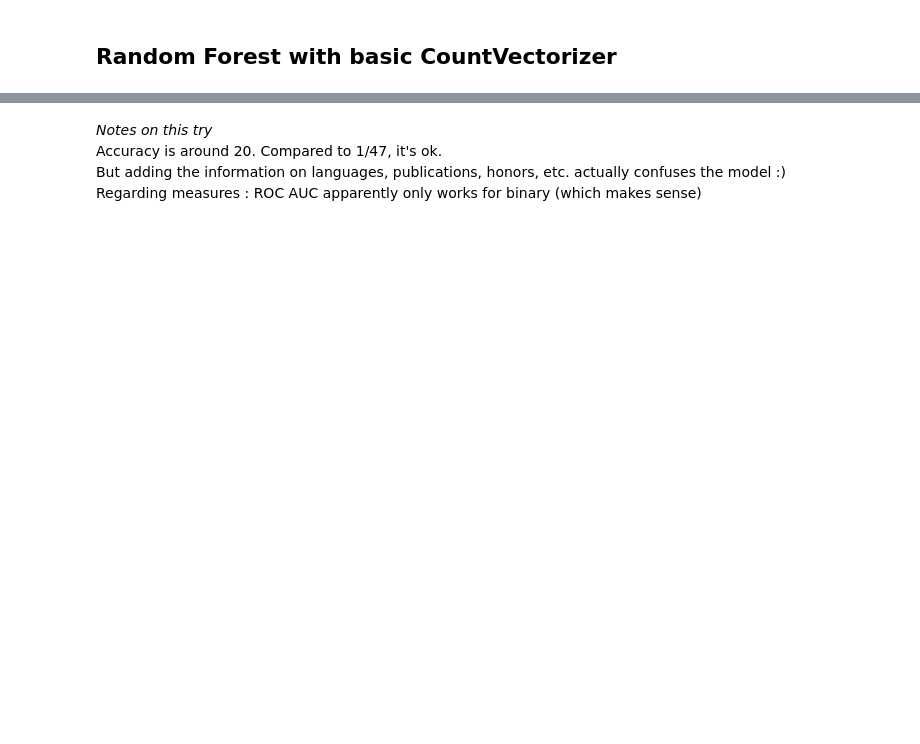
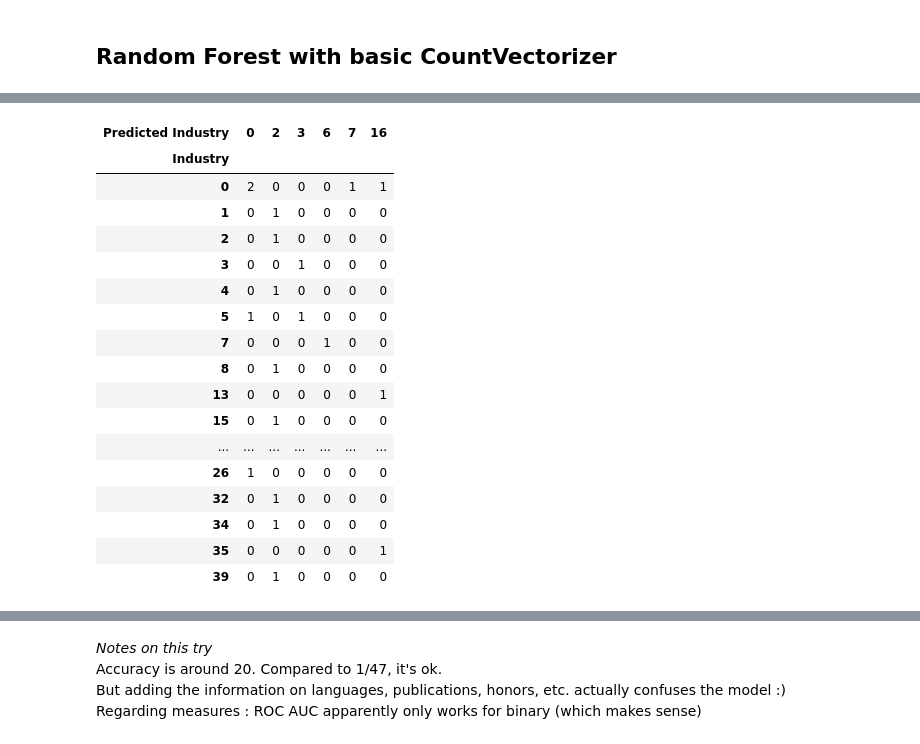
Before and after one commit to tatdef/IH_final_project, a Jupyter notebook: modeling/NLP_modeling_2.ipynb, the cells around one changed output, grey strips where cells are left out. Saved outputs shown, nothing was run; the diff lists cells and outputs as text; code cells hidden in the pictures; blank space fills up the shorter version.

```diff
--- a/modeling/NLP_modeling_2.ipynb
+++ b/modeling/NLP_modeling_2.ipynb
@@ -26,5 +26,8 @@ from sklearn.metrics import (confusion_matrix,
 
 from sklearn.utils.class_weight import compute_sample_weight
 
-pd.set_option("display.max_colwidth", 500)
+import re
+
+pd.set_option("display.max_colwidth", 100)
+pd.set_option("display.max_rows", 100)
 # %%
@@ -156,6 +163,6 @@ vectorizer = CountVectorizer()
 X_train = vectorizer.fit_transform(texts_train)
 X_test = vectorizer.transform(texts_test)
 # %%
-model_rf = RandomForestClassifier()#(class_weight='balanced_subsample')
+model_rf = RandomForestClassifier(class_weight='balanced_subsample', random_state=42)
 model_rf.fit(X_train, Y_train)
 # %% [output]
@@ -168,0 +177,24 @@ accuracy_score(Y_test, y_pred)
+# %%
+# Making the Confusion Matrix
+# Note it concentrates the predictions (not all industries are used)
+# But they are not the same as the ones from the previous dataset
+pd.crosstab(Y_test, y_pred, rownames=['Industry'], colnames=['Predicted Industry'])
+# %% [output]
+| Predicted Industry | 0 | 2 | 3 | 6 | 7 | 16 |
+| Industry |  |  |  |  |  |  |
+| 0 | 2 | 0 | 0 | 0 | 1 | 1 |
+| 1 | 0 | 1 | 0 | 0 | 0 | 0 |
+| 2 | 0 | 1 | 0 | 0 | 0 | 0 |
+| 3 | 0 | 0 | 1 | 0 | 0 | 0 |
+| 4 | 0 | 1 | 0 | 0 | 0 | 0 |
+| 5 | 1 | 0 | 1 | 0 | 0 | 0 |
+| 7 | 0 | 0 | 0 | 1 | 0 | 0 |
+| 8 | 0 | 1 | 0 | 0 | 0 | 0 |
+| 13 | 0 | 0 | 0 | 0 | 0 | 1 |
+| 15 | 0 | 1 | 0 | 0 | 0 | 0 |
+| ... | ... | ... | ... | ... | ... | ... |
+| 26 | 1 | 0 | 0 | 0 | 0 | 0 |
+| 32 | 0 | 1 | 0 | 0 | 0 | 0 |
+| 34 | 0 | 1 | 0 | 0 | 0 | 0 |
+| 35 | 0 | 0 | 0 | 0 | 0 | 1 |
+| 39 | 0 | 1 | 0 | 0 | 0 | 0 |
```
Also changed, not shown: parts of 54 cells of this notebook, 1 other file.
